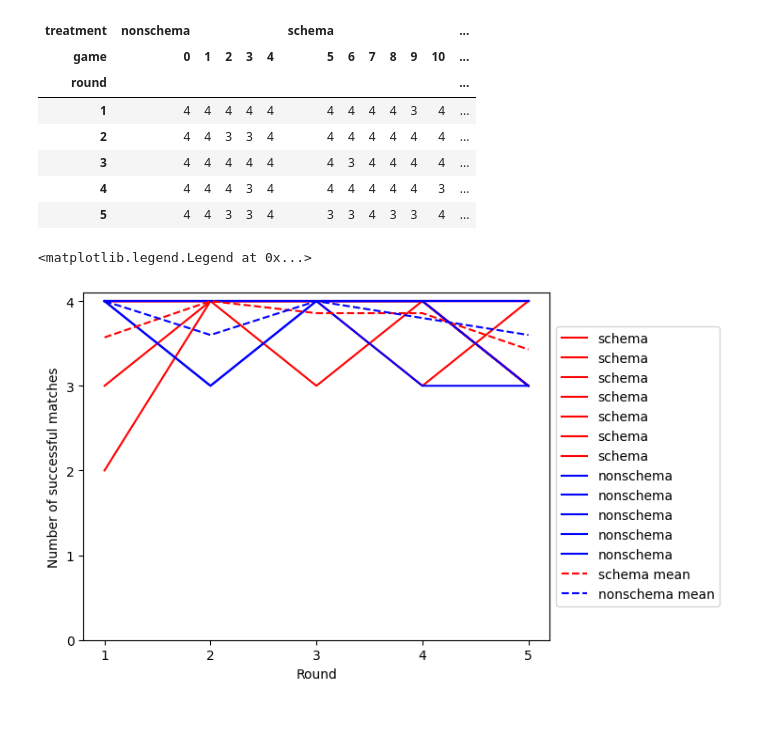
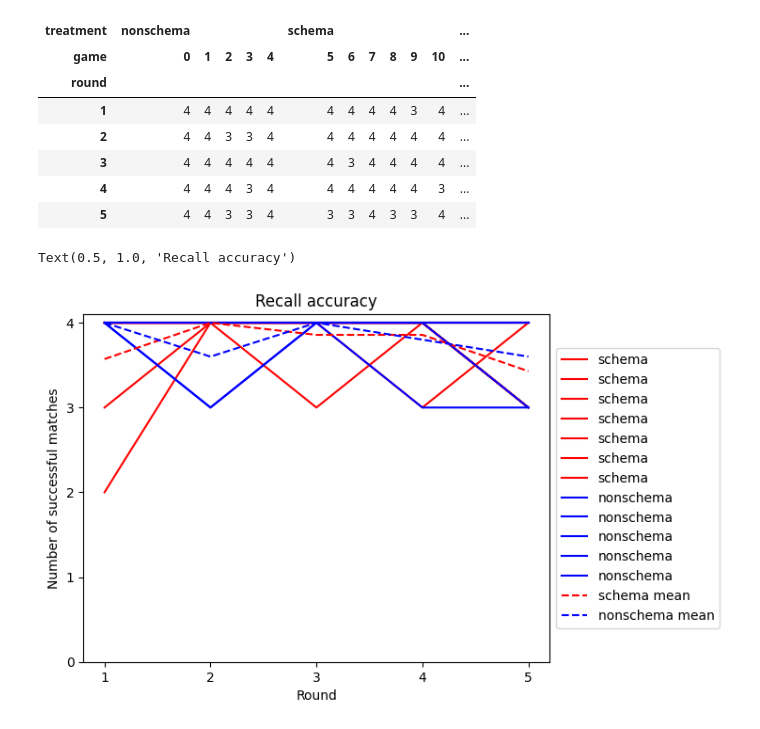
Before and after one commit to JamesPHoughton/organizational-schema-formation, a Jupyter notebook: data/analysis.ipynb, the cells around one changed output. Cells and saved outputs as stored; diff of their text form; code cells hidden in the pictures.

```diff
--- a/data/analysis.ipynb
+++ b/data/analysis.ipynb
@@ -416,13 +427,16 @@ match_counts
 # %%
 plt.plot(match_counts["schema"], c='red', label='schema')
 plt.plot(match_counts["nonschema"], c='blue', label='nonschema')
 plt.plot(match_counts["schema"].mean(axis=1), '--', c='red', label='schema mean')
 plt.plot(match_counts["nonschema"].mean(axis=1), '--', c='blue', label='nonschema mean')
 plt.ylim(0, 4.1)
 plt.xlabel("Round")
 plt.ylabel("Number of successful matches")
 plt.yticks(range(5))
 plt.legend(loc='center left', bbox_to_anchor=(1.0, 0.5))
+
+
+plt.title("Recall accuracy")
 # %% [output]
-<matplotlib.legend.Legend at 0x...>
+Text(0.5, 1.0, 'Recall accuracy')
-[figure, old version]
+[figure, new version]
```
Also changed, not shown: parts of 7 cells of this notebook, 3 other files.
